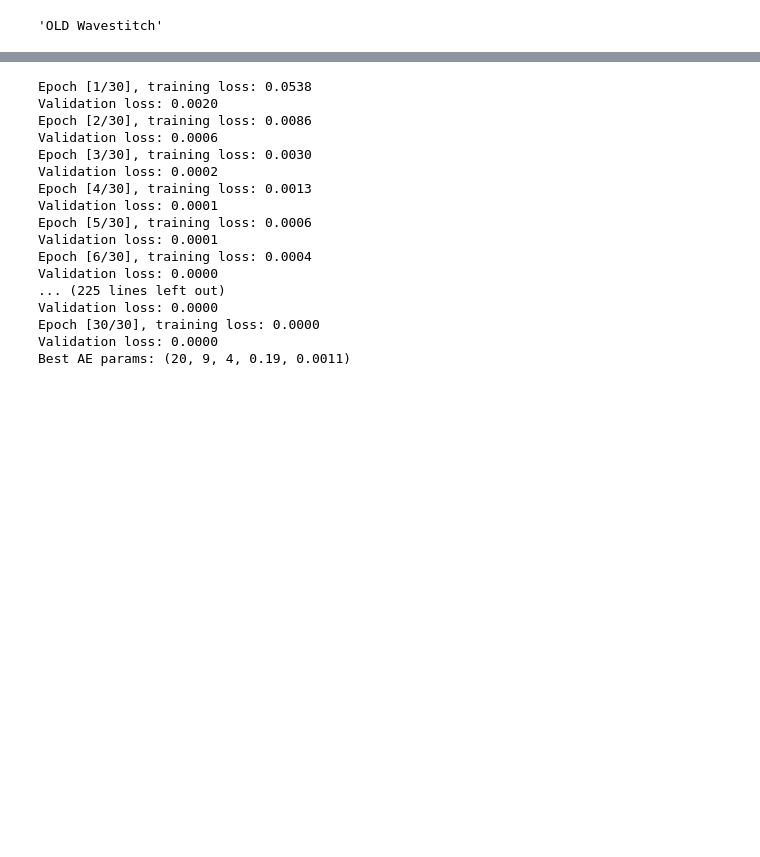
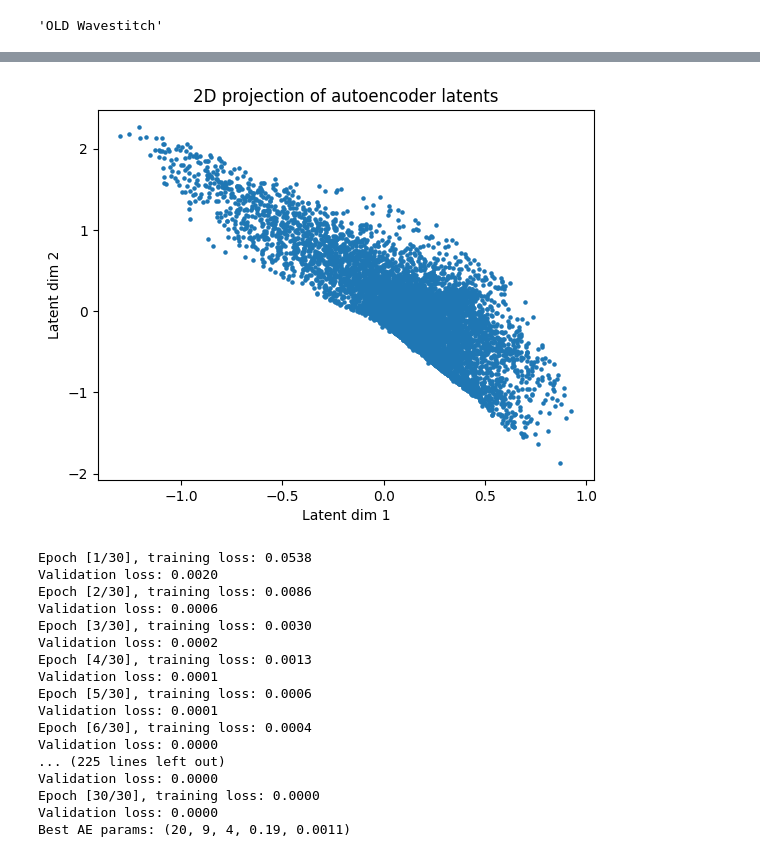
Before and after one commit to abiadf/silofuse_timeseries, a Jupyter notebook: wavestitch/wavestitch_runner.ipynb, the cells around one changed output, grey strips where cells are left out. Saved outputs shown, nothing was run; the diff lists cells and outputs as text; code cells hidden in the pictures; blank space fills up the shorter version.

```diff
--- a/wavestitch/wavestitch_runner.ipynb
+++ b/wavestitch/wavestitch_runner.ipynb
@@ -241,3 +239,28 @@ Validation loss: 0.0000
+# %%
+"""Turn dataset into latent using AE"""
+
+dataset = TensorDataset(X_tensor)
+loader  = DataLoader(dataset, batch_size=64, shuffle=False)
+
+autoencoder.eval()
+latents = []
+with torch.no_grad():
+    for batch in loader:
+        x_input = batch[0].to(device)
+        z = autoencoder.encode_to_latent(x_input)
+        latents.append(z.cpu())
+latents = torch.cat(latents, dim=0)
+
+# ===============================
+import matplotlib.pyplot as plt
+
+plt.scatter(latents[:, 0], latents[:, 1], s=5)
+plt.xlabel("Latent dim 1")
+plt.ylabel("Latent dim 2")
+plt.title("2D projection of autoencoder latents")
+plt.show()
+# %% [output]
+[figure, added]
 # %%
 # """Hyperparameter search for AE"""
 # from itertools import product
```
Also changed, not shown: parts of 6 cells of this notebook, 5 other files.
